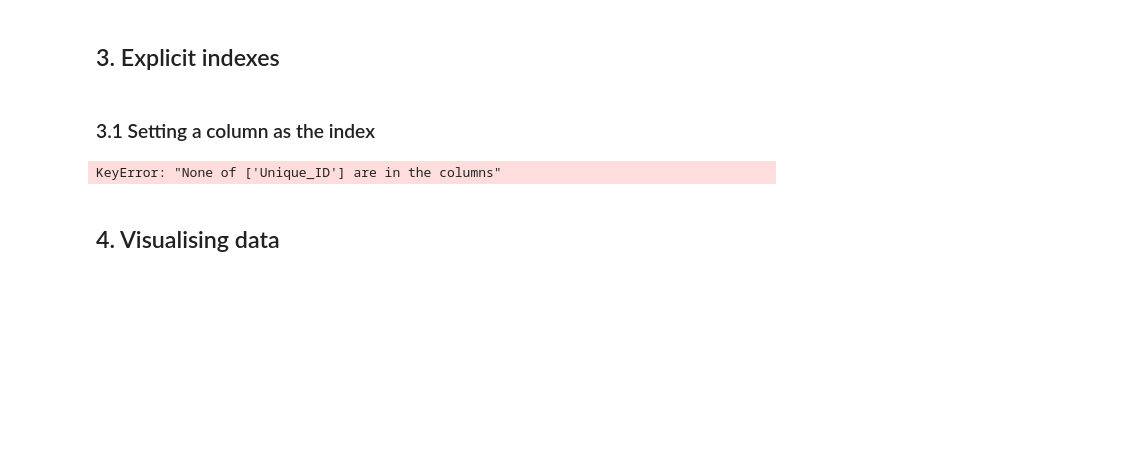
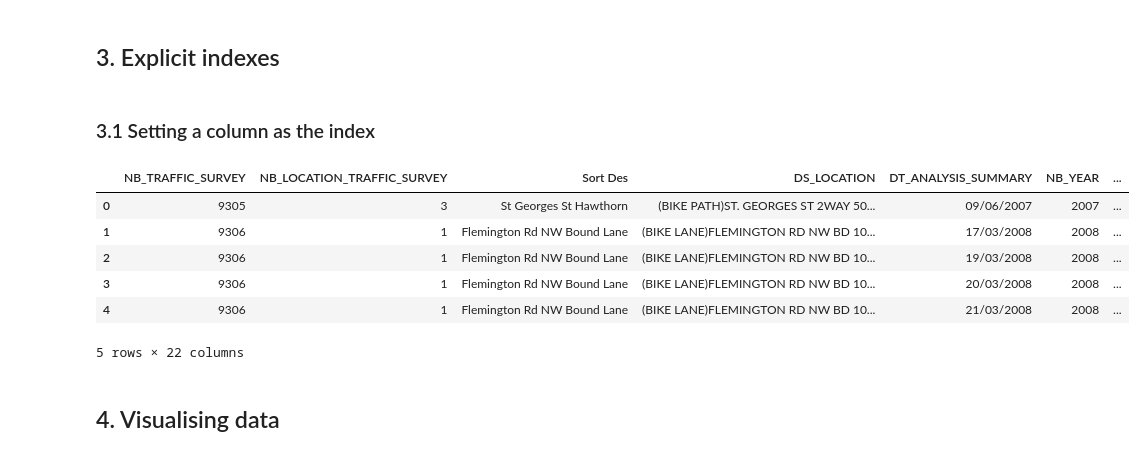
Before and after one commit to Timm26/Data_Science_Handbook, a Jupyter notebook: Preprocessing and EDA/Data_Manipulation_with_Pandas.ipynb, the cells around one changed output. Saved outputs shown, nothing was run; the diff lists cells and outputs as text; code cells hidden in the pictures; blank space fills up the shorter version.

```diff
--- a/Preprocessing and EDA/Data_Manipulation_with_Pandas.ipynb
+++ b/Preprocessing and EDA/Data_Manipulation_with_Pandas.ipynb
@@ -269,10 +269,16 @@ Bicycle.pivot_table(values="CT_VOLUME_PMPEAK", index = "Season", columns = "day"
 ### 3.1 Setting a column as the index
 # %%
 # Set and remove an index
-Bicycle.set_index("Unique_ID")
+Bicycle.set_index("NB_TRAFFIC_SURVEY")
 Bicycle.reset_index(drop = True).head() # If you want to drop it as well
 # %% [output]
+|  | NB_TRAFFIC_SURVEY | NB_LOCATION_TRAFFIC_SURVEY | Sort Des | DS_LOCATION | DT_ANALYSIS_SUMMARY | NB_YEAR | ... |
+| 0 | 9305 | 3 | St Georges St Hawthorn | (BIKE PATH)ST. GEORGES ST 2WAY 50... | 09/06/2007 | 2007 | ... |
+| 1 | 9306 | 1 | Flemington Rd NW Bound Lane | (BIKE LANE)FLEMINGTON RD NW BD 10... | 17/03/2008 | 2008 | ... |
+| 2 | 9306 | 1 | Flemington Rd NW Bound Lane | (BIKE LANE)FLEMINGTON RD NW BD 10... | 19/03/2008 | 2008 | ... |
+| 3 | 9306 | 1 | Flemington Rd NW Bound Lane | (BIKE LANE)FLEMINGTON RD NW BD 10... | 20/03/2008 | 2008 | ... |
+| 4 | 9306 | 1 | Flemington Rd NW Bound Lane | (BIKE LANE)FLEMINGTON RD NW BD 10... | 21/03/2008 | 2008 | ... |
-KeyError: "None of ['Unique_ID'] are in the columns"
+5 rows × 22 columns
 # %% [markdown]
 ## 4. Visualising data
 # %%
```
Also changed, not shown: parts of 3 cells of this notebook, 1 other file.
